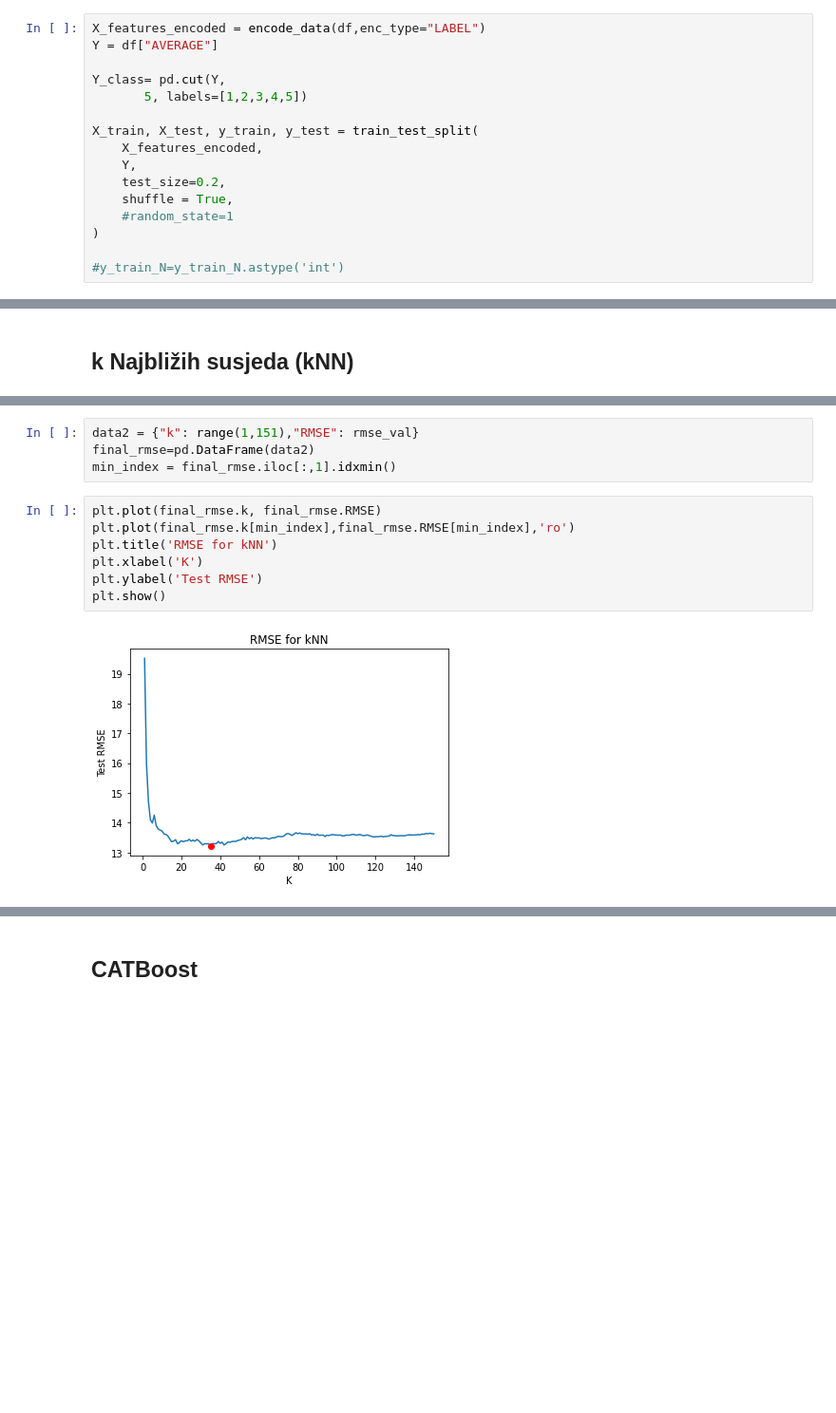
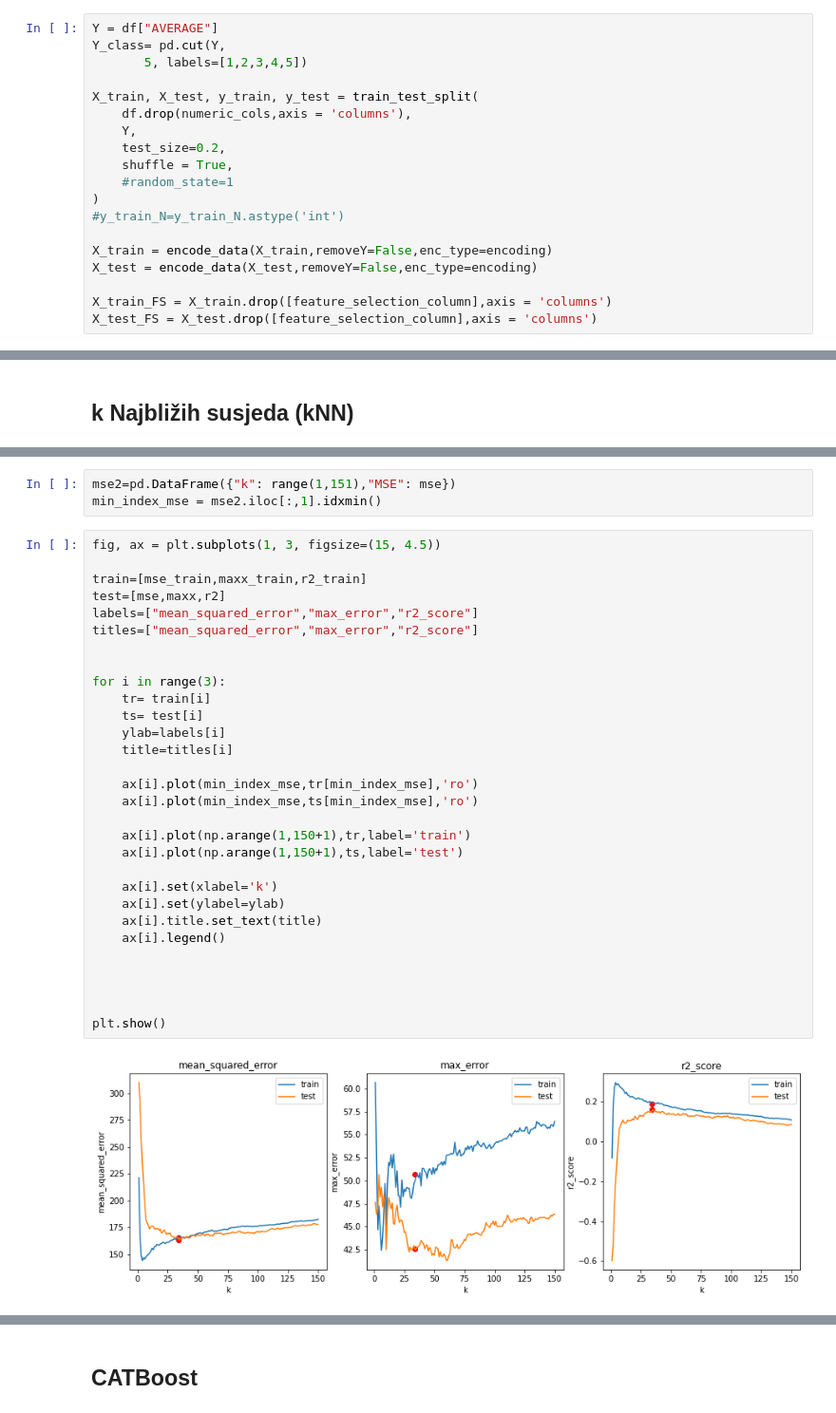
Before and after one commit to mikocij/SUprojekt, a Jupyter notebook: Projekt.ipynb, the cells around one changed output, grey strips where cells are left out. Shown at 95% size. Cells and saved outputs as stored; diff of their text form; blank space fills up the shorter version.

```diff
--- a/Projekt.ipynb
+++ b/Projekt.ipynb
@@ -351,19 +356,22 @@ Pošto nemamo unaprijed zadane trening i test podatke, uobičajeno je podijeliti
 # %%
-X_features_encoded = encode_data(df,enc_type="LABEL")
 Y = df["AVERAGE"]
-
 Y_class= pd.cut(Y,
        5, labels=[1,2,3,4,5])
 
 X_train, X_test, y_train, y_test = train_test_split(
-    X_features_encoded,
+    df.drop(numeric_cols,axis = 'columns'),
     Y,
     test_size=0.2,
     shuffle = True,
     #random_state=1
 )
+#y_train_N=y_train_N.astype('int')
 
-#y_train_N=y_train_N.astype('int')
+X_train = encode_data(X_train,removeY=False,enc_type=encoding)
+X_test = encode_data(X_test,removeY=False,enc_type=encoding)
+
+X_train_FS = X_train.drop([feature_selection_column],axis = 'columns')
+X_test_FS = X_test.drop([feature_selection_column],axis = 'columns')
 # %%
 df_temp = df.copy()
 df_temp['Total score'] = ((df['math score']+df['writing score']+df['reading score'])/3).round(2)
@@ -575,14 +622,36 @@ for K in range(150):
 # %%
-data2 = {"k": range(1,151),"RMSE": rmse_val}
-final_rmse=pd.DataFrame(data2)
-min_index = final_rmse.iloc[:,1].idxmin()
+mse2=pd.DataFrame({"k": range(1,151),"MSE": mse})
+min_index_mse = mse2.iloc[:,1].idxmin()
 # %%
-plt.plot(final_rmse.k, final_rmse.RMSE)
-plt.plot(final_rmse.k[min_index],final_rmse.RMSE[min_index],'ro')
-plt.title('RMSE for kNN')
-plt.xlabel('K')
-plt.ylabel('Test RMSE')
+fig, ax = plt.subplots(1, 3, figsize=(15, 4.5))
+
+train=[mse_train,maxx_train,r2_train]
+test=[mse,maxx,r2]
+labels=["mean_squared_error","max_error","r2_score"]
+titles=["mean_squared_error","max_error","r2_score"]
+
+
+for i in range(3):
+    tr= train[i]
+    ts= test[i]
+    ylab=labels[i]
+    title=titles[i]
+
+    ax[i].plot(min_index_mse,tr[min_index_mse],'ro')
+    ax[i].plot(min_index_mse,ts[min_index_mse],'ro')
+
+    ax[i].plot(np.arange(1,150+1),tr,label='train')
+    ax[i].plot(np.arange(1,150+1),ts,label='test')
+
+    ax[i].set(xlabel='k')
+    ax[i].set(ylabel=ylab)
+    ax[i].title.set_text(title)
+    ax[i].legend()
+
+
+
+
 plt.show()
 # %% [output]
-[figure, old version]
+[figure, new version]
 # %% [markdown]
```
Also changed, not shown: parts of 43 cells of this notebook.
